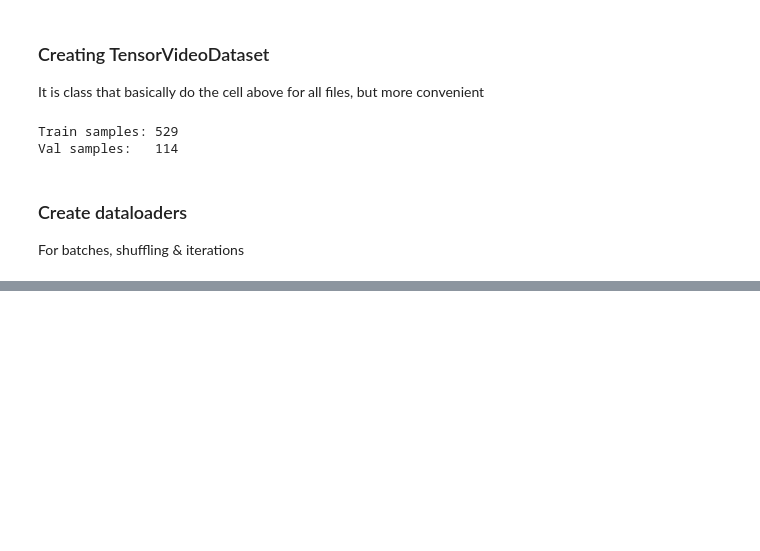
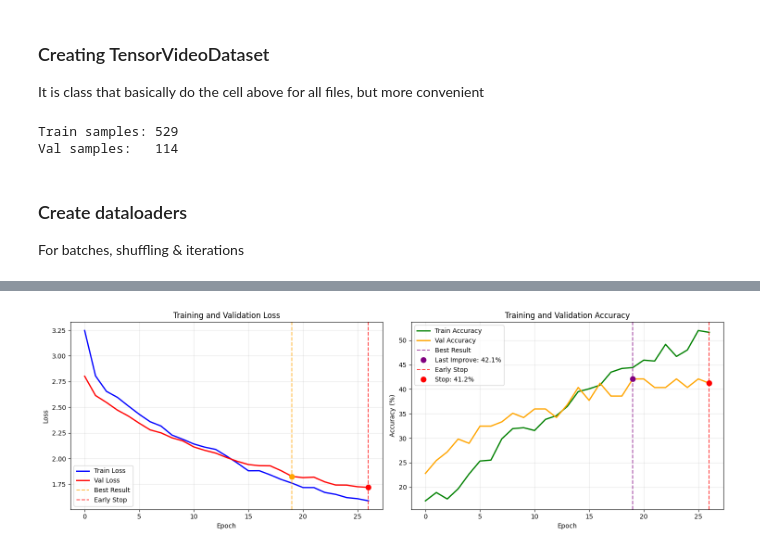
Before and after one commit to Ksksksksksksksks/b-chef, a Jupyter notebook: src/video_model/videomodel-training.ipynb, the cells around one changed output, grey strips where cells are left out. Cells and saved outputs as stored; diff of their text form; code cells hidden in the pictures; blank space fills up the shorter version.

```diff
--- a/src/video_model/videomodel-training.ipynb
+++ b/src/video_model/videomodel-training.ipynb
@@ -140,3 +125,11 @@ print("Label:", label)
 Loading: 194_cut_slices.pt
 Tensor shape: torch.Size([32, 3, 224, 224])
 Label: cut_slices
+# %%
+with open(KINETICS_CLASSES_FILE, "r") as f:
+    kinetics_classes = [line.strip() for line in f.readlines() if line.strip()]
+
+non_kinetics_classes = sorted(labels_summary['label'].unique())
+
+all_classes = sorted(set(kinetics_classes + non_kinetics_classes))
+print(f"✅ Total classes: {len(all_classes)} ({len(kinetics_classes)} old + {len(non_kinetics_classes)} new)")
@@ -295,0 +336,12 @@ mlflow.set_experiment("b-chef-slowfast")
+# %%
+import torch
+import torch.nn as nn
+from pytorchvideo.models.hub import slowfast_r50
+
+device = "cuda" if torch.cuda.is_available() else "cpu"
+
+# create model
+model = slowfast_r50(pretrained=True)
+
+# check architecture
+# print(model)
@@ -411,0 +572,65 @@ with mlflow.start_run(run_name="slowfast_v1"):
+# %%
+import matplotlib.pyplot as plt
+
+if len(train_accs) < num_epochs:
+    early_stop_epoch = len(train_accs)
+    early_stop_acc = val_accs[-1]
+
+    patience_start_epoch = early_stop_epoch - epochs_without_improvement
+    patience_start_acc = val_accs[patience_start_epoch - 1] if patience_start_epoch > 0 else val_accs[0]
+else:
+    early_stop_epoch = None
+    patience_start_epoch = None
+
+plt.figure(figsize=(15, 5))
+
+plt.subplot(1, 2, 1)
+plt.plot(train_losses, 'b-', label='Train Loss', linewidth=2)
+plt.plot(val_losses, 'r-', label='Val Loss', linewidth=2)
+
+if early_stop_epoch:
+    plt.axvline(x=patience_start_epoch-1, color='orange', linestyle='--', alpha=0.7, label='Best Result')
+    plt.plot(patience_start_epoch-1, val_losses[patience_start_epoch-1], 'o', color='orange', markersize=8)
+
+    plt.axvline(x=early_stop_epoch-1, color='red', linestyle='--', alpha=0.7, label='Early Stop')
+    plt.plot(early_stop_epoch-1, val_losses[-1], 'ro', markersize=8)
+
+plt.title('Training and Validation Loss')
+plt.xlabel('Epoch')
+plt.ylabel('Loss')
+plt.legend()
+plt.grid(True, alpha=0.3)
+
+plt.subplot(1, 2, 2)
+plt.plot(train_accs, 'g-', label='Train Accuracy', linewidth=2)
+plt.plot(val_accs, 'orange', label='Val Accuracy', linewidth=2)
+
+if early_stop_epoch:
+    plt.axvline(x=patience_start_epoch-1, color='purple', linestyle='--', alpha=0.7, label='Best Result')
+    plt.plot(patience_start_epoch-1, patience_start_acc, 'o', color='purple', markersize=8,
+             label=f'Last Improve: {patience_start_acc:.1f}%')
+
+    plt.axvline(x=early_stop_epoch-1, color='red', linestyle='--', alpha=0.7, label='Early Stop')
+    plt.plot(early_stop_epoch-1, early_stop_acc, 'ro', markersize=8,
+             label=f'Stop: {early_stop_acc:.1f}%')
+
+plt.title('Training and Validation Accuracy')
+plt.xlabel('Epoch')
+plt.ylabel('Accuracy (%)')
+plt.legend()
+plt.grid(True, alpha=0.3)
+
+plt.tight_layout()
+plt.show()
+
+best_val_acc = max(val_accs)
+best_epoch = val_accs.index(best_val_acc) + 1
+print(f"📊 Last Train Accuracy: {train_accs[-1]:.2f}%")
+print(f"📊 Last Val Accuracy: {val_accs[-1]:.2f}%")
+print(f"🏆 Best Val Accuracy: {best_val_acc:.2f}% (epoch {best_epoch})")
+if early_stop_epoch:
+    print(f"🔄 Last improvement at epoch: {patience_start_epoch} (acc: {patience_start_acc:.2f}%)")
+    print(f"🛑 Early stopping at epoch: {early_stop_epoch} (acc: {early_stop_acc:.2f}%)")
+    print(f"⏳ Patience period: {epochs_without_improvement} epochs")
+# %% [output]
+[figure, added]
```
Also changed, not shown: parts of 20 cells of this notebook, 1 other file.
